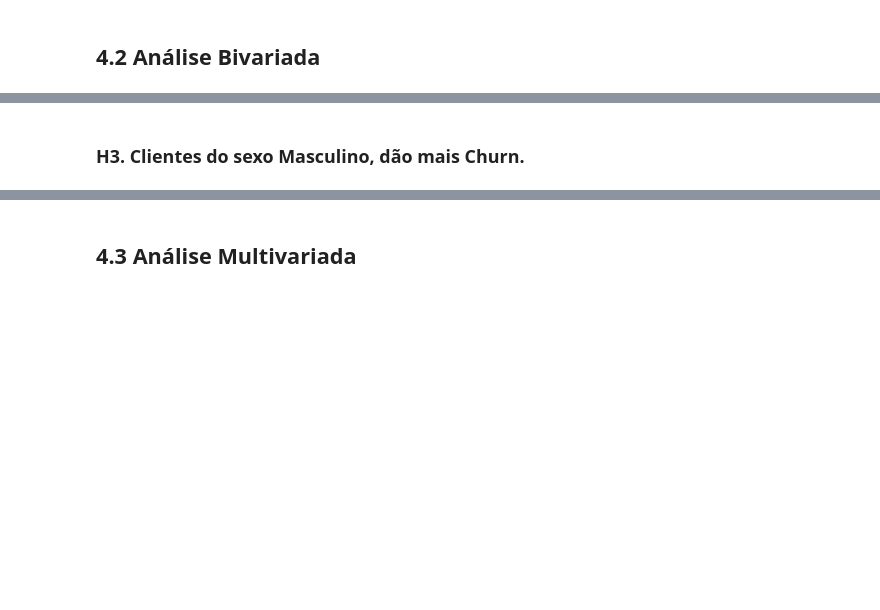
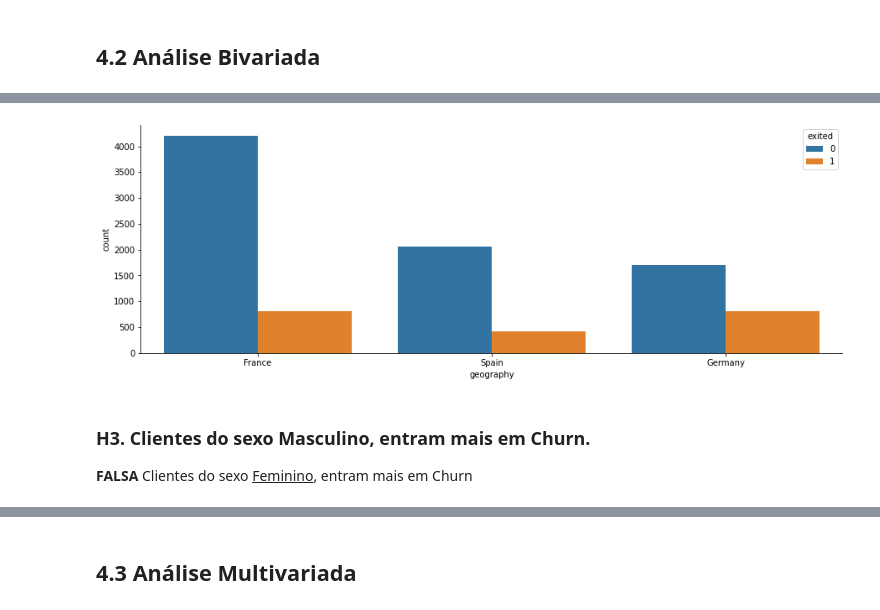
Before and after one commit to Jhonatanslopes/Bank-Customer-Churn, a Jupyter notebook: Notebook/notebook.ipynb, the cells around one changed output, grey strips where cells are left out. Cells and saved outputs as stored; diff of their text form; code cells hidden in the pictures; blank space fills up the shorter version.

```diff
--- a/Notebook/notebook.ipynb
+++ b/Notebook/notebook.ipynb
@@ -426,2 +482,10 @@ sns.despine(right=True);
+# %%
+plt.figure(figsize=(15, 5))
+sns.countplot(x='geography', hue='exited', data=df4)
+sns.despine(right=True)
+# %% [output]
+[figure, added]
 # %% [markdown]
-### **H3.** Clientes do sexo Masculino, dão mais Churn.
+### **H3.** Clientes do sexo Masculino, entram mais em Churn.
+
+**FALSA** Clientes do sexo <ins>Feminino</ins>, entram mais em Churn
```
Also changed, not shown: parts of 44 cells of this notebook.
